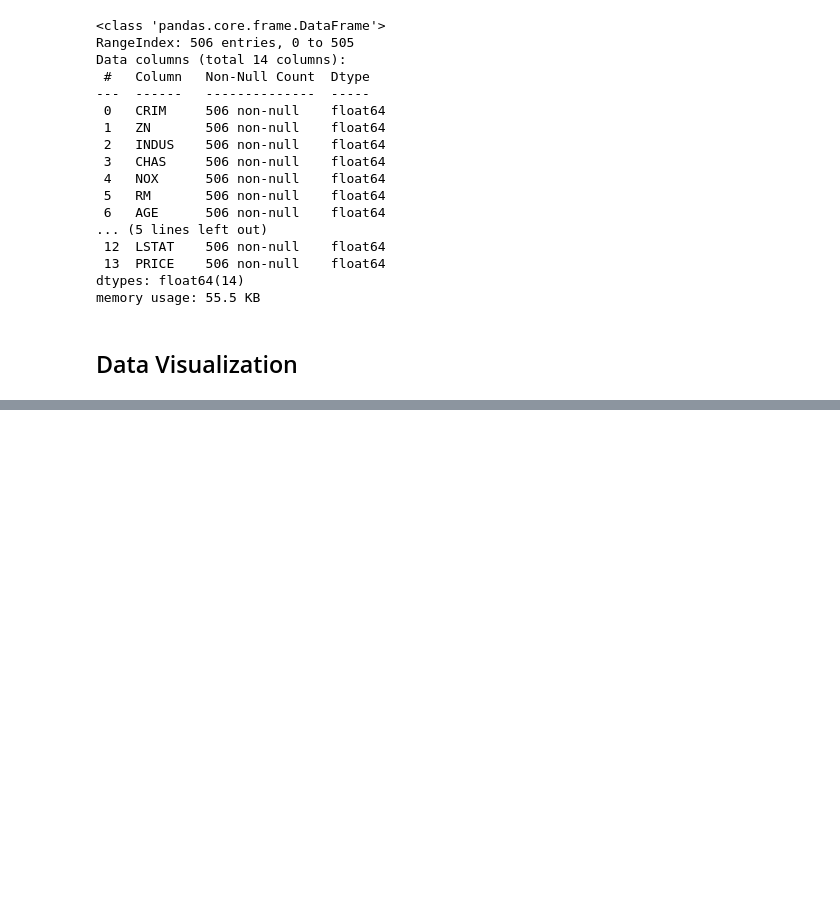
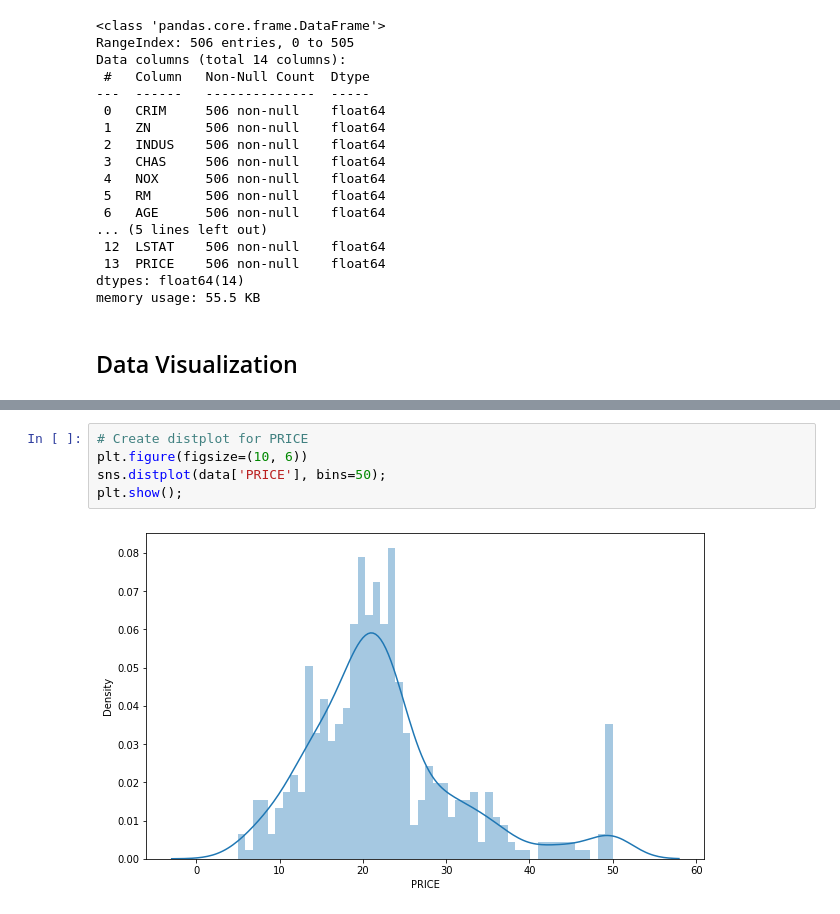
Before and after one commit to marb61a/Data-Science-Projects, a Jupyter notebook: Multivariate_Regression/multivariate_regression.ipynb, the cells around one changed output, grey strips where cells are left out. Saved outputs shown, nothing was run; the diff lists cells and outputs as text; blank space fills up the shorter version.

```diff
--- a/Multivariate_Regression/multivariate_regression.ipynb
+++ b/Multivariate_Regression/multivariate_regression.ipynb
@@ -203,0 +214,7 @@ memory usage: 55.5 KB
+# %%
+# Create distplot for PRICE
+plt.figure(figsize=(10, 6))
+sns.distplot(data['PRICE'], bins=50);
+plt.show();
+# %% [output]
+[figure, added]
```
Also changed, not shown: parts of 4 cells of this notebook.
